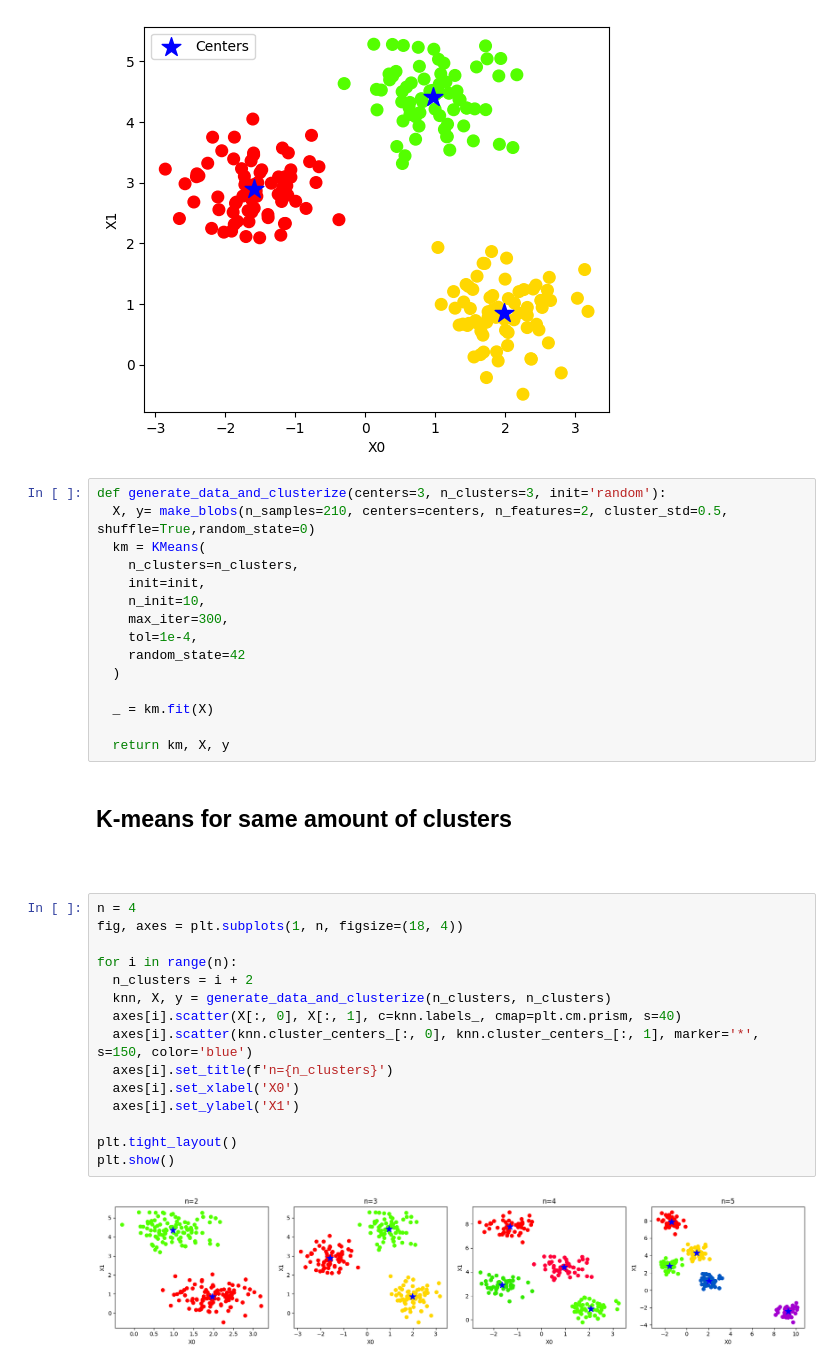
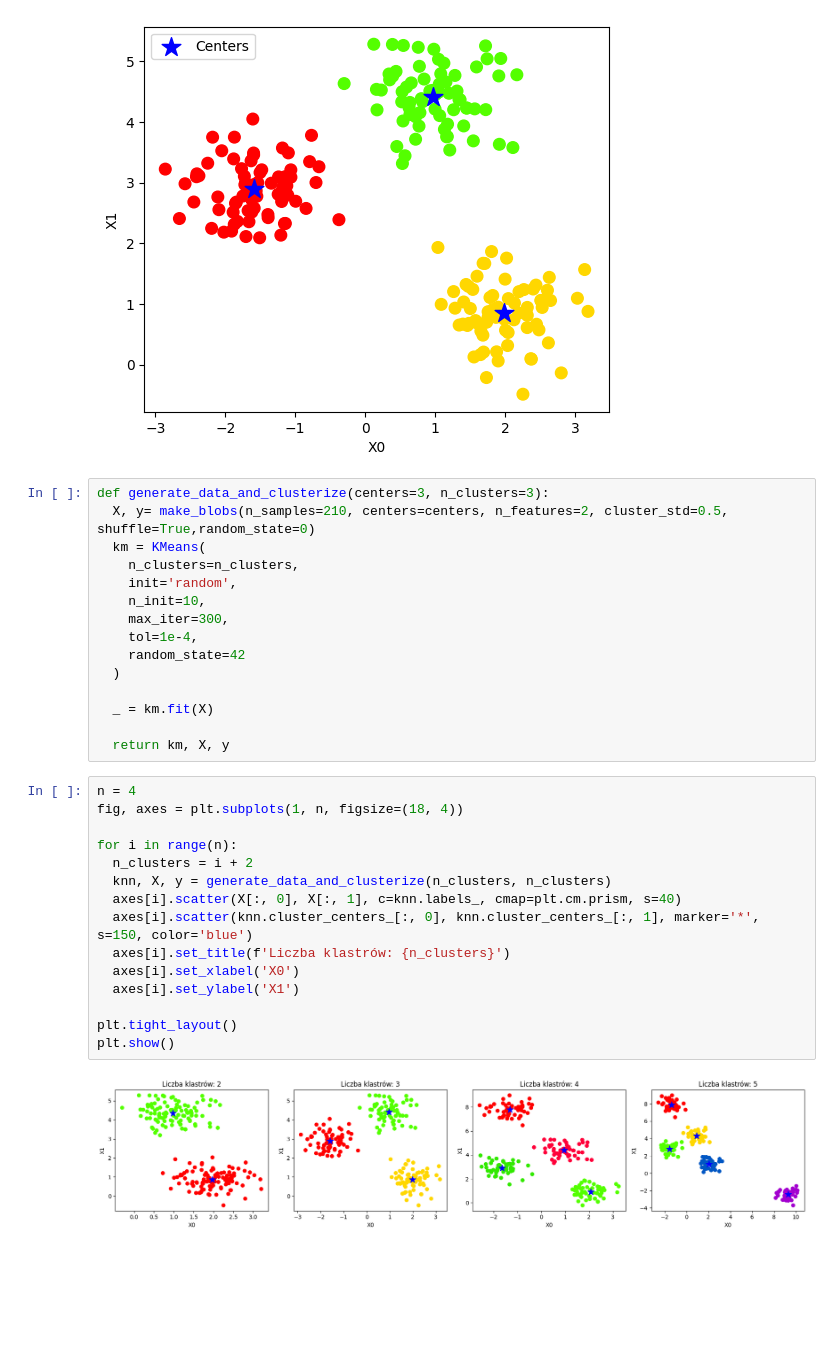
Before and after one commit to wysogladszymon/Machine-Learning, a Jupyter notebook: 10. Clusterization/lab10.ipynb, the cells around one changed output. Saved outputs shown, nothing was run; the diff lists cells and outputs as text; blank space fills up the shorter version.

````diff
--- a/10. Clusterization/lab10.ipynb
+++ b/10. Clusterization/lab10.ipynb
@@ -40,11 +40,11 @@ plt.show()
 # %% [output]
 [figure]
 # %%
-def generate_data_and_clusterize(centers=3, n_clusters=3, init='random'):
+def generate_data_and_clusterize(centers=3, n_clusters=3):
   X, y= make_blobs(n_samples=210, centers=centers, n_features=2, cluster_std=0.5, shuffle=True,random_state=0)
   km = KMeans(
     n_clusters=n_clusters,
-    init=init,
+    init='random',
     n_init=10,
     max_iter=300,
     tol=1e-4,
@@ -54,24 +54,20 @@ def generate_data_and_clusterize(centers=3, n_clusters=3, init='random'):
   _ = km.fit(X)
 
   return km, X, y
-# %% [markdown]
-## K-means for same amount of clusters
-
-```python
 # %%
 n = 4
 fig, axes = plt.subplots(1, n, figsize=(18, 4))
 
 for i in range(n):
   n_clusters = i + 2
   knn, X, y = generate_data_and_clusterize(n_clusters, n_clusters)
   axes[i].scatter(X[:, 0], X[:, 1], c=knn.labels_, cmap=plt.cm.prism, s=40)
   axes[i].scatter(knn.cluster_centers_[:, 0], knn.cluster_centers_[:, 1], marker='*', s=150, color='blue')
-  axes[i].set_title(f'n={n_clusters}')
+  axes[i].set_title(f'Liczba klastrów: {n_clusters}')
   axes[i].set_xlabel('X0')
   axes[i].set_ylabel('X1')
 
 plt.tight_layout()
 plt.show()
 # %% [output]
-[figure, old version]
+[figure, new version]
````
Also changed, not shown: parts of 16 cells of this notebook, 1 other file.
